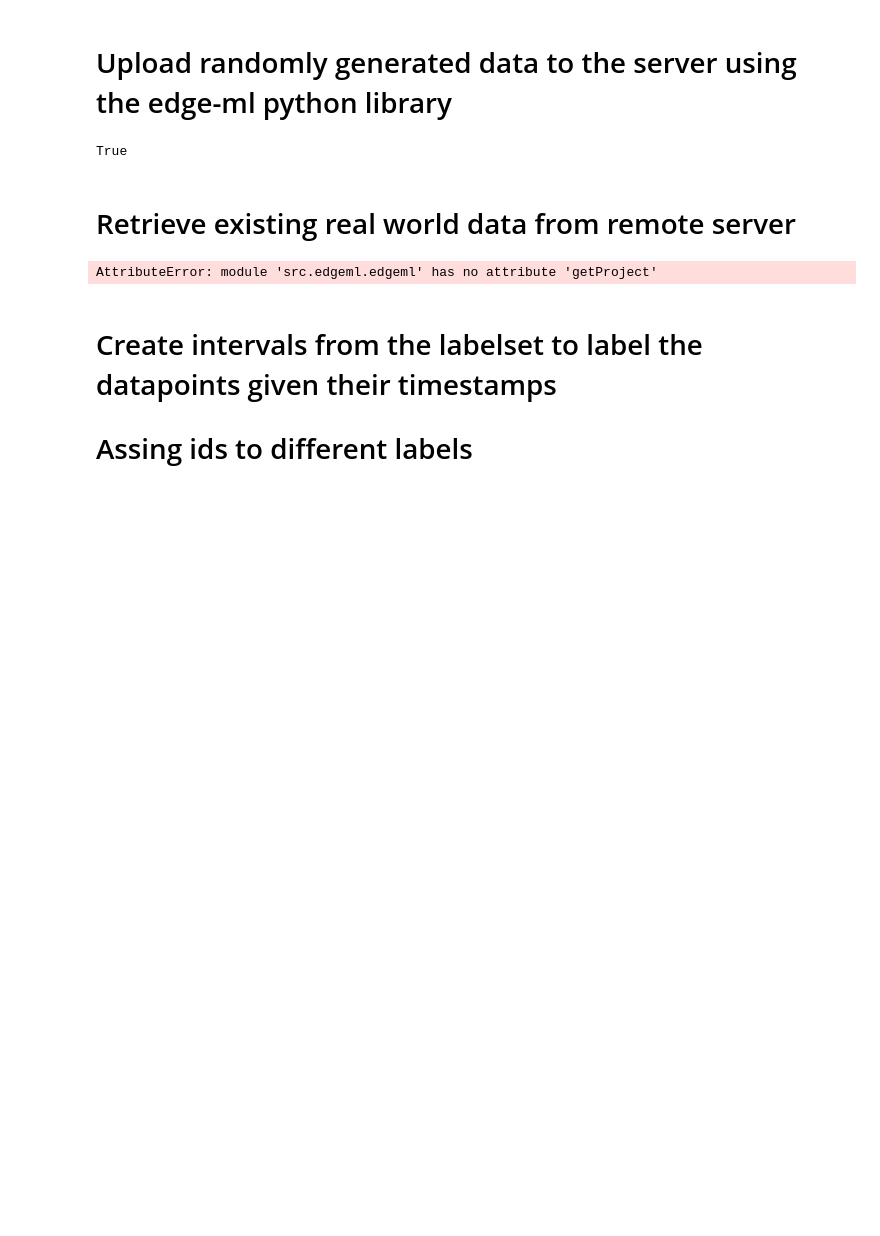
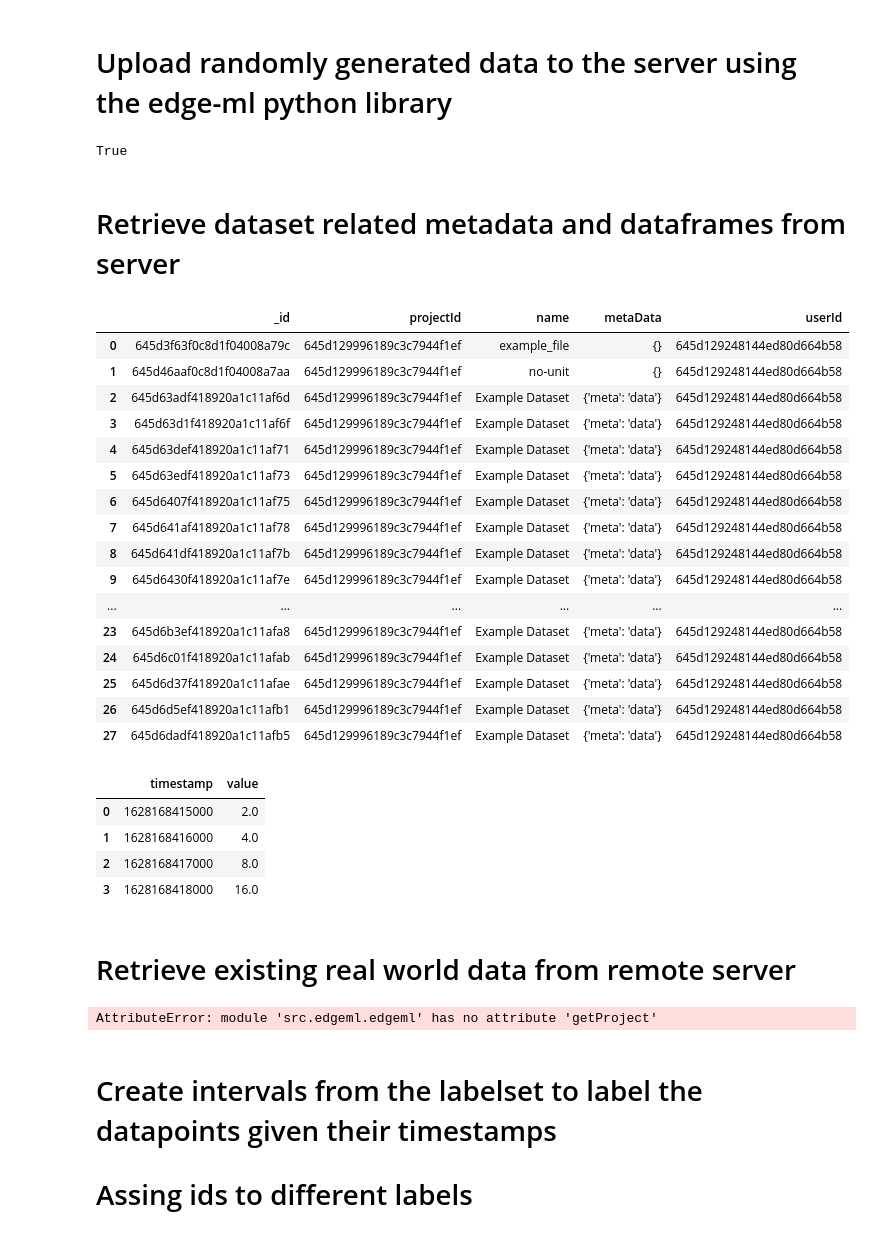
Before and after one commit to edge-ml/python, a Jupyter notebook: notebook.ipynb, the cells around one changed output. Cells and saved outputs as stored; diff of their text form; code cells hidden in the pictures; blank space fills up the shorter version.

Commit message:
Add support for retrieving dataframes

```diff
--- a/notebook.ipynb
+++ b/notebook.ipynb
@@ -33,6 +37,38 @@ for i in range(5000):
 await collector.onComplete()
 # %% [output]
 True
+# %% [markdown]
+# Retrieve dataset related metadata and dataframes from server
+# %%
+retriever = edgeml.DatasetRetriever(localUrl, readKey)
+
+# Retrieve a general overview of the datasets in the project
+datasets = retriever.getDatasetsInProject(pretty=True)
+df_datasets = retriever.getDataframes()
+display(retriever.getDataframes()[0][0])
+# %% [output]
+|  | _id | projectId | name | metaData | userId |
+| 0 | 645d3f63f0c8d1f04008a79c | 645d129996189c3c7944f1ef | example_file | {} | 645d129248144ed80d664b58 |
+| 1 | 645d46aaf0c8d1f04008a7aa | 645d129996189c3c7944f1ef | no-unit | {} | 645d129248144ed80d664b58 |
+| 2 | 645d63adf418920a1c11af6d | 645d129996189c3c7944f1ef | Example Dataset | {'meta': 'data'} | 645d129248144ed80d664b58 |
+| 3 | 645d63d1f418920a1c11af6f | 645d129996189c3c7944f1ef | Example Dataset | {'meta': 'data'} | 645d129248144ed80d664b58 |
+| 4 | 645d63def418920a1c11af71 | 645d129996189c3c7944f1ef | Example Dataset | {'meta': 'data'} | 645d129248144ed80d664b58 |
+| 5 | 645d63edf418920a1c11af73 | 645d129996189c3c7944f1ef | Example Dataset | {'meta': 'data'} | 645d129248144ed80d664b58 |
+| 6 | 645d6407f418920a1c11af75 | 645d129996189c3c7944f1ef | Example Dataset | {'meta': 'data'} | 645d129248144ed80d664b58 |
+| 7 | 645d641af418920a1c11af78 | 645d129996189c3c7944f1ef | Example Dataset | {'meta': 'data'} | 645d129248144ed80d664b58 |
+| 8 | 645d641df418920a1c11af7b | 645d129996189c3c7944f1ef | Example Dataset | {'meta': 'data'} | 645d129248144ed80d664b58 |
+| 9 | 645d6430f418920a1c11af7e | 645d129996189c3c7944f1ef | Example Dataset | {'meta': 'data'} | 645d129248144ed80d664b58 |
+| ... | ... | ... | ... | ... | ... |
+| 23 | 645d6b3ef418920a1c11afa8 | 645d129996189c3c7944f1ef | Example Dataset | {'meta': 'data'} | 645d129248144ed80d664b58 |
+| 24 | 645d6c01f418920a1c11afab | 645d129996189c3c7944f1ef | Example Dataset | {'meta': 'data'} | 645d129248144ed80d664b58 |
+| 25 | 645d6d37f418920a1c11afae | 645d129996189c3c7944f1ef | Example Dataset | {'meta': 'data'} | 645d129248144ed80d664b58 |
+| 26 | 645d6d5ef418920a1c11afb1 | 645d129996189c3c7944f1ef | Example Dataset | {'meta': 'data'} | 645d129248144ed80d664b58 |
+| 27 | 645d6dadf418920a1c11afb5 | 645d129996189c3c7944f1ef | Example Dataset | {'meta': 'data'} | 645d129248144ed80d664b58 |
+|  | timestamp | value |
+| 0 | 1628168415000 | 2.0 |
+| 1 | 1628168416000 | 4.0 |
+| 2 | 1628168417000 | 8.0 |
+| 3 | 1628168418000 | 16.0 |
 # %% [markdown]
 # Retrieve existing real world data from remote server
 # %%
```
Also changed, not shown: parts of 1 cell of this notebook, 1 other file.
